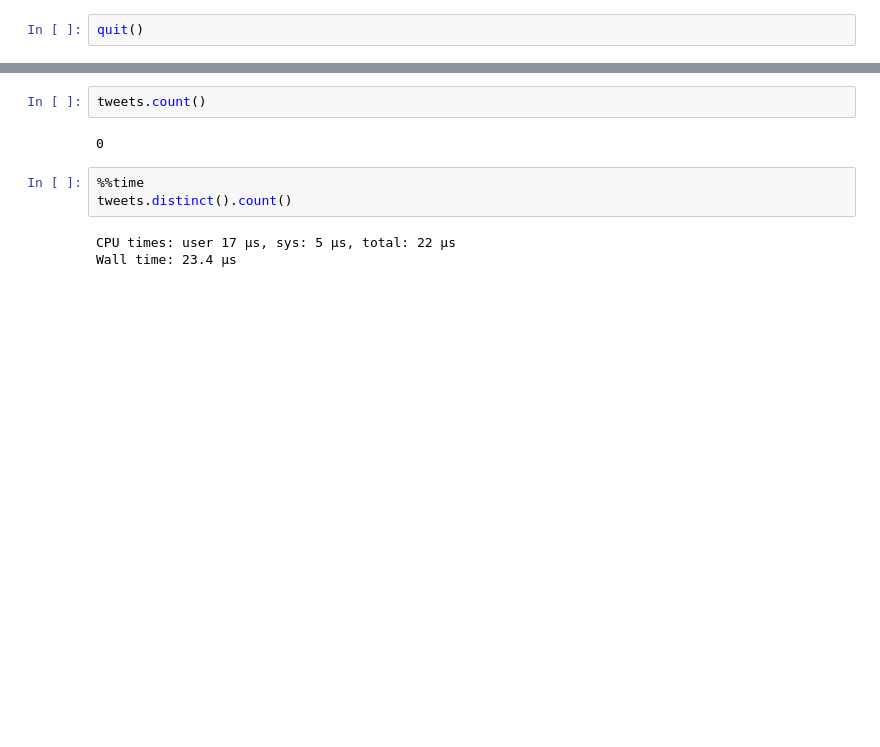
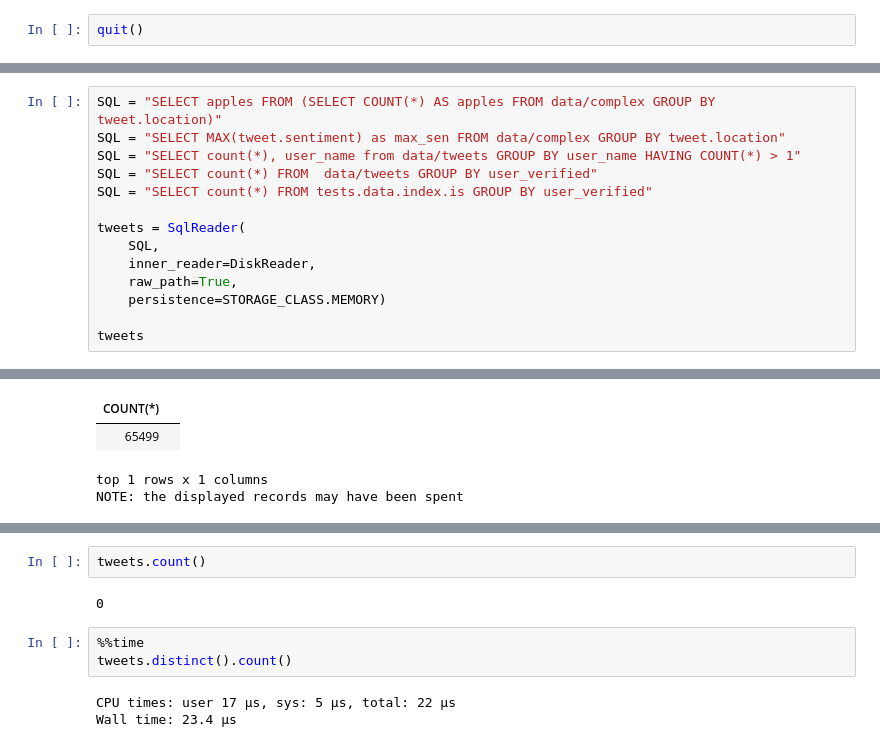
Before and after one commit to mabel-dev/mabel, a Jupyter notebook: Reading Data.ipynb, the cells around one changed output, grey strips where cells are left out. Drawn from its saved outputs; the diff is of its cells as text; blank space fills up the shorter version.

```diff
--- a/examples/Reading Data.ipynb
+++ b/Reading Data.ipynb
@@ -47,0 +42,15 @@ MABEL | ERROR    | 2021-10-05T23:27:07+0100 | evaluate_field() | inline_evaluato
+# %%
+SQL = "SELECT apples FROM (SELECT COUNT(*) AS apples FROM data/complex GROUP BY tweet.location)"
+SQL = "SELECT MAX(tweet.sentiment) as max_sen FROM data/complex GROUP BY tweet.location"
+SQL = "SELECT count(*), user_name from data/tweets GROUP BY user_name HAVING COUNT(*) > 1"
+SQL = "SELECT count(*) FROM  data/tweets GROUP BY user_verified"
+SQL = "SELECT count(*) FROM tests.data.index.is GROUP BY user_verified"
+
+tweets = SqlReader(
+    SQL,
+    inner_reader=DiskReader,
+    raw_path=True,
+    persistence=STORAGE_CLASS.MEMORY)
+
+tweets
+# %% [output]
@@ -48,3 +61,7 @@ MABEL | ERROR    | 2021-10-05T23:27:07+0100 | evaluate_field() | inline_evaluato
+| COUNT(*) |  |
+| 65499 |  |
+top 1 rows x 1 columns
+NOTE: the displayed records may have been spent
 # %%
 tweets
 # %% [output]
```
Also changed, not shown: parts of 6 cells of this notebook, 18 other files.
